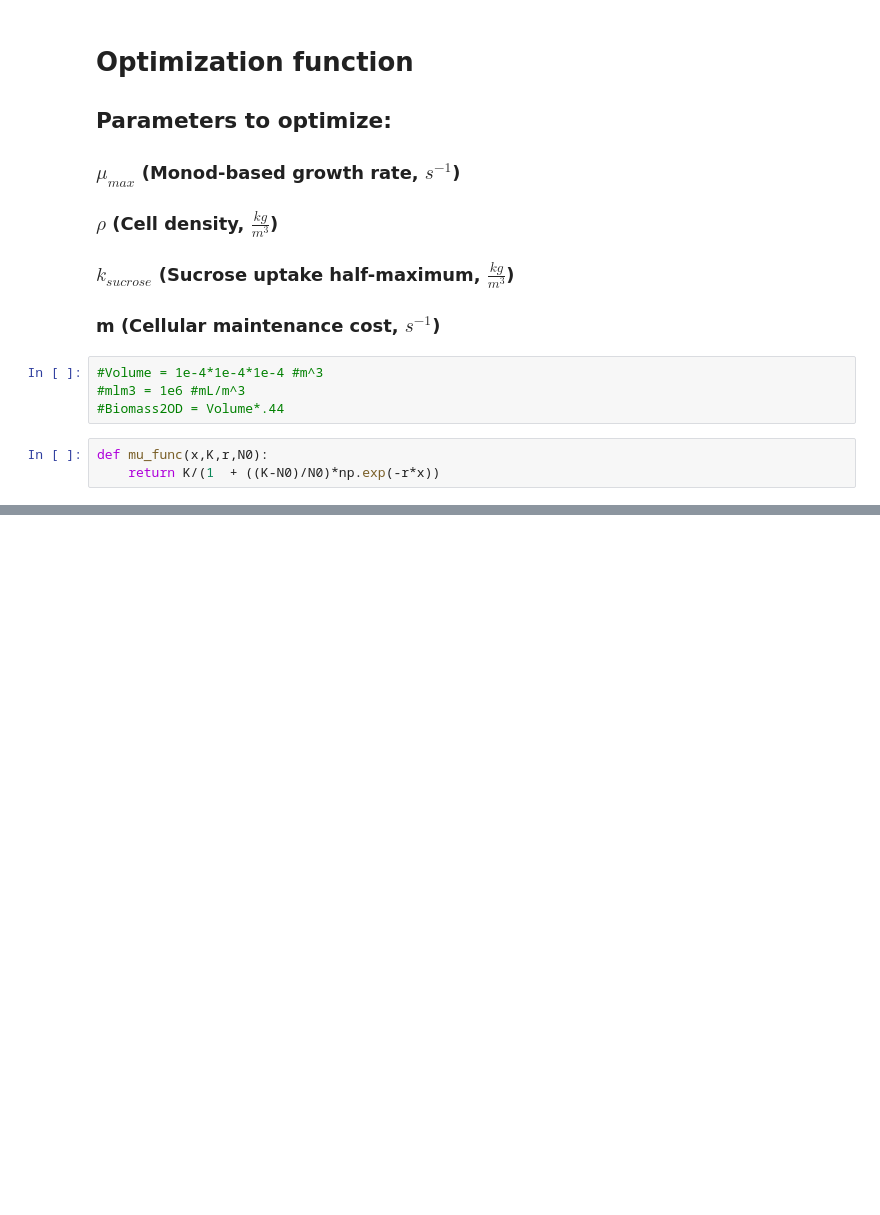
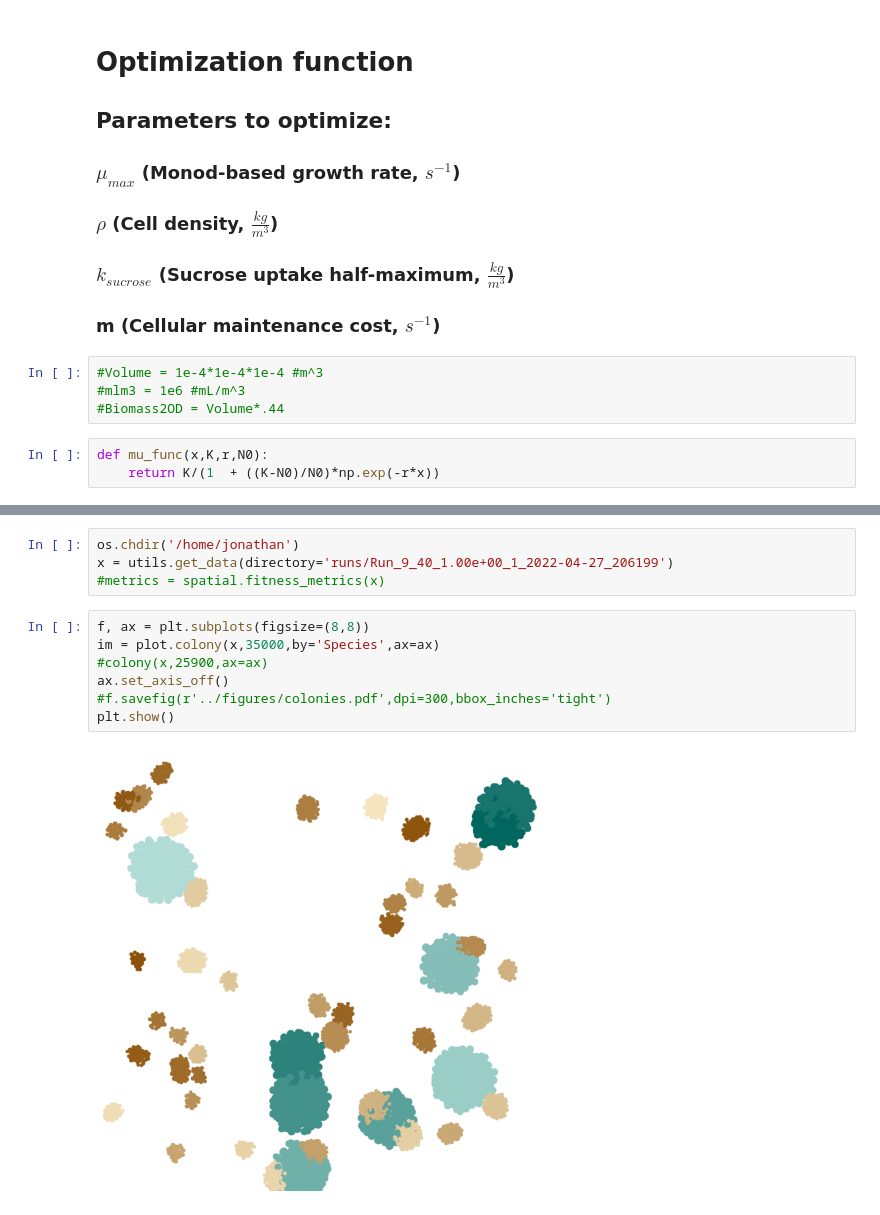
Before and after one commit to Jsakkos/nufeb-cyano-e-coli, a Jupyter notebook: notebooks/ec-opt-local.ipynb, the cells around one changed output, grey strips where cells are left out. Drawn from its saved outputs; the diff is of its cells as text; blank space fills up the shorter version.

```diff
--- a/notebooks/ec-opt-local.ipynb
+++ b/notebooks/ec-opt-local.ipynb
@@ -372,0 +375,13 @@ R2 = 0.181 (growth),-6.690 (sucrose)
+# %%
+os.chdir('/home/jonathan')
+x = utils.get_data(directory='runs/Run_9_40_1.00e+00_1_2022-04-27_206199')
+#metrics = spatial.fitness_metrics(x)
+# %%
+f, ax = plt.subplots(figsize=(8,8))
+im = plot.colony(x,35000,by='Species',ax=ax)
+#colony(x,25900,ax=ax)
+ax.set_axis_off()
+#f.savefig(r'../figures/colonies.pdf',dpi=300,bbox_inches='tight')
+plt.show()
+# %% [output]
+[figure, added]
```
Also changed, not shown: parts of 26 cells of this notebook, 2 other files.
